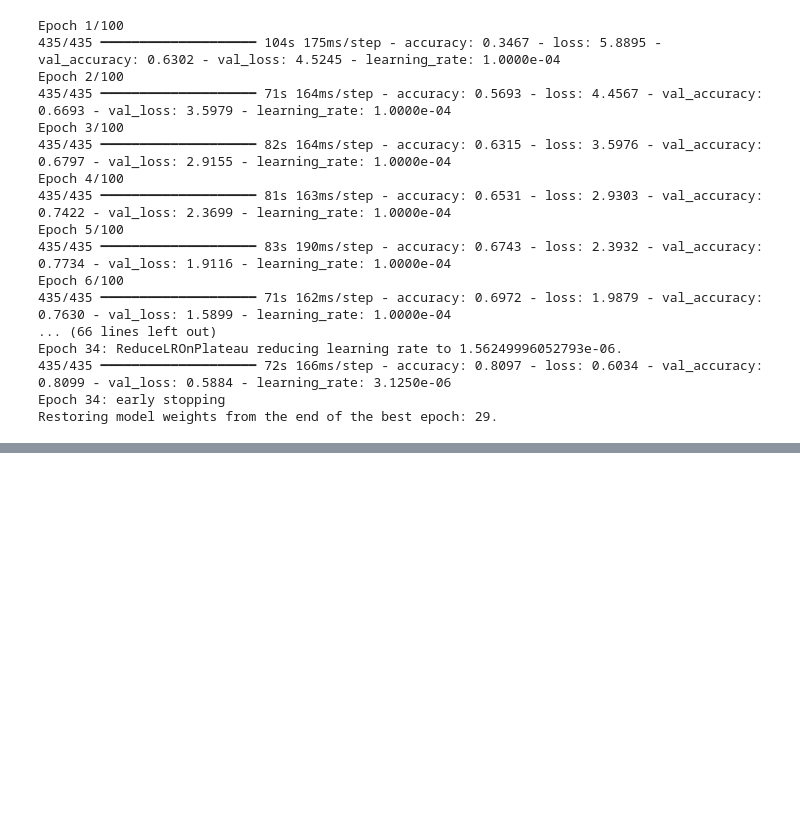
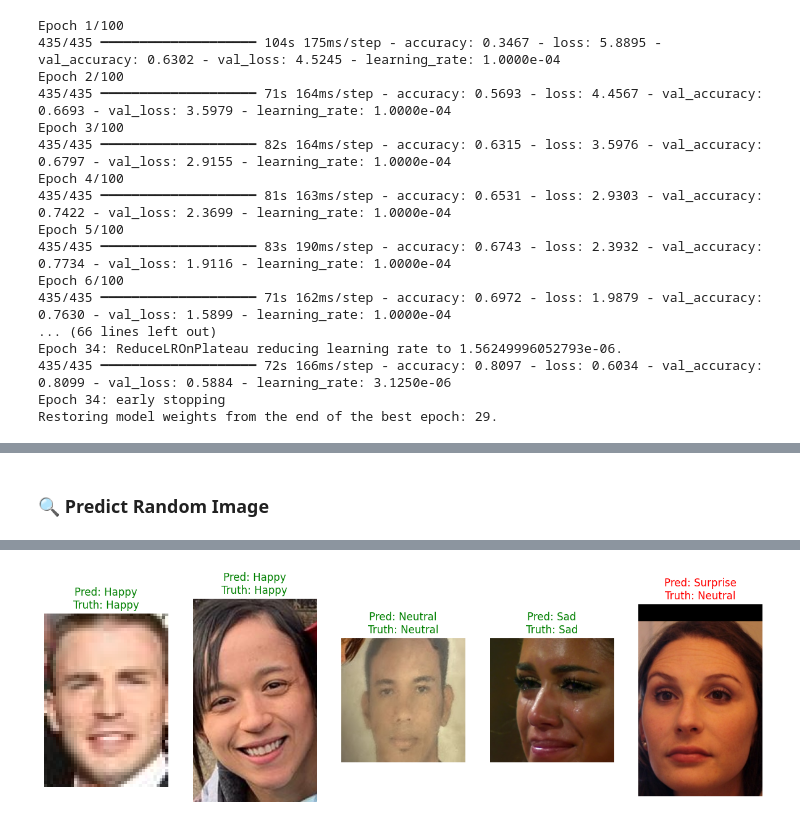
Before and after one commit to mostafatamer79/emotion-detection-image, a Jupyter notebook: lastmodel.ipynb, the cells around one changed output, grey strips where cells are left out. Saved outputs shown, nothing was run; the diff lists cells and outputs as text; code cells hidden in the pictures; blank space fills up the shorter version.

```diff
--- a/lastmodel.ipynb
+++ b/lastmodel.ipynb
@@ -509,8 +574,0 @@ Downloading from https://www.kaggle.com/api/v1/models/makototsuneto/models-for-f
-# %%
-import os
-
-dataset_path = "/root/.cache/kagglehub/models/makototsuneto/models-for-facial-expression-recognition/tensorFlow2/default/1"
-
-# List files in the dataset directory
-files = os.listdir(dataset_path)
-print("Dataset files:", files)
@@ -866,7 +944,7 @@ FileNotFoundError: [Errno 2] No such file or directory: '/root/.cache/kagglehub/
 # %%
 from tensorflow.keras.preprocessing import image_dataset_from_directory
 
-train_dir = "/content/emotion-recognition-dataset/dataset"
+train_dir = "emotion-recognition-dataset/dataset"
 IMG_SIZE = (224, 224)
 BATCH_SIZE = 32  # You can adjust this
 
@@ -1038,3 +1153,3 @@ files.download("model_final_image_2.zip")
 # %%
 import tensorflow as tf
-model_finale = tf.keras.models.load_model("/content/model_final_image_2.keras")
+model_finale = tf.keras.models.load_model("D:/3arf/emotion-detection-image/model_final_image_2.keras")
@@ -1137,4 +1277,7 @@ def predict_random_images(model, dataset_path, class_names, num_images=5):
 # %%
 class_names = train_data.class_names
+# %% [markdown]
+### 🔍 Predict Random Image
 # %%
-predict_random_images(model_finale, "/content/emotion-recognition-dataset/dataset", class_names, num_images=5)
+predict_random_images(model_finale, "emotion-recognition-dataset/dataset", class_names, num_images=5)
+# %% [output]
@@ -1140,0 +1289 @@ predict_random_images(model_finale, "/content/emotion-recognition-dataset/datase
+[figure, added]
```
Also changed, not shown: parts of 74 cells of this notebook.
